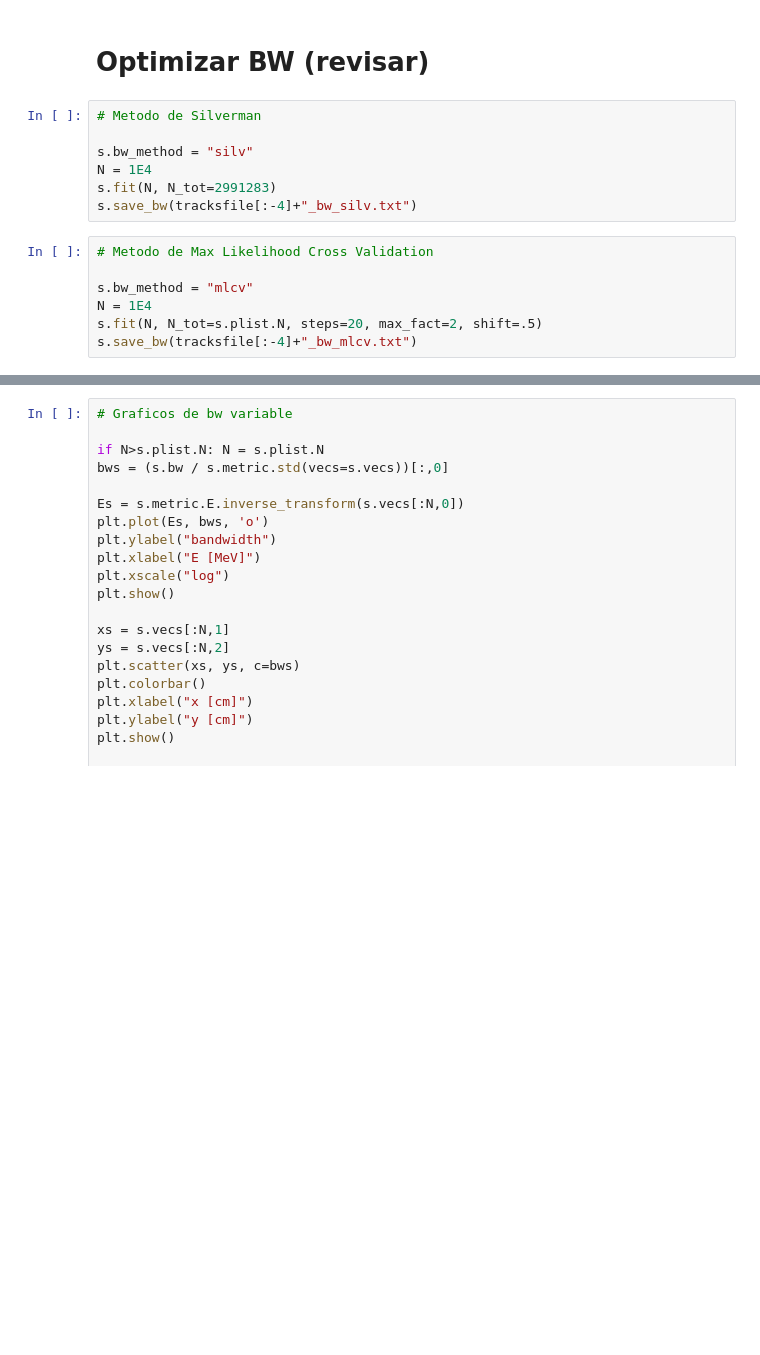
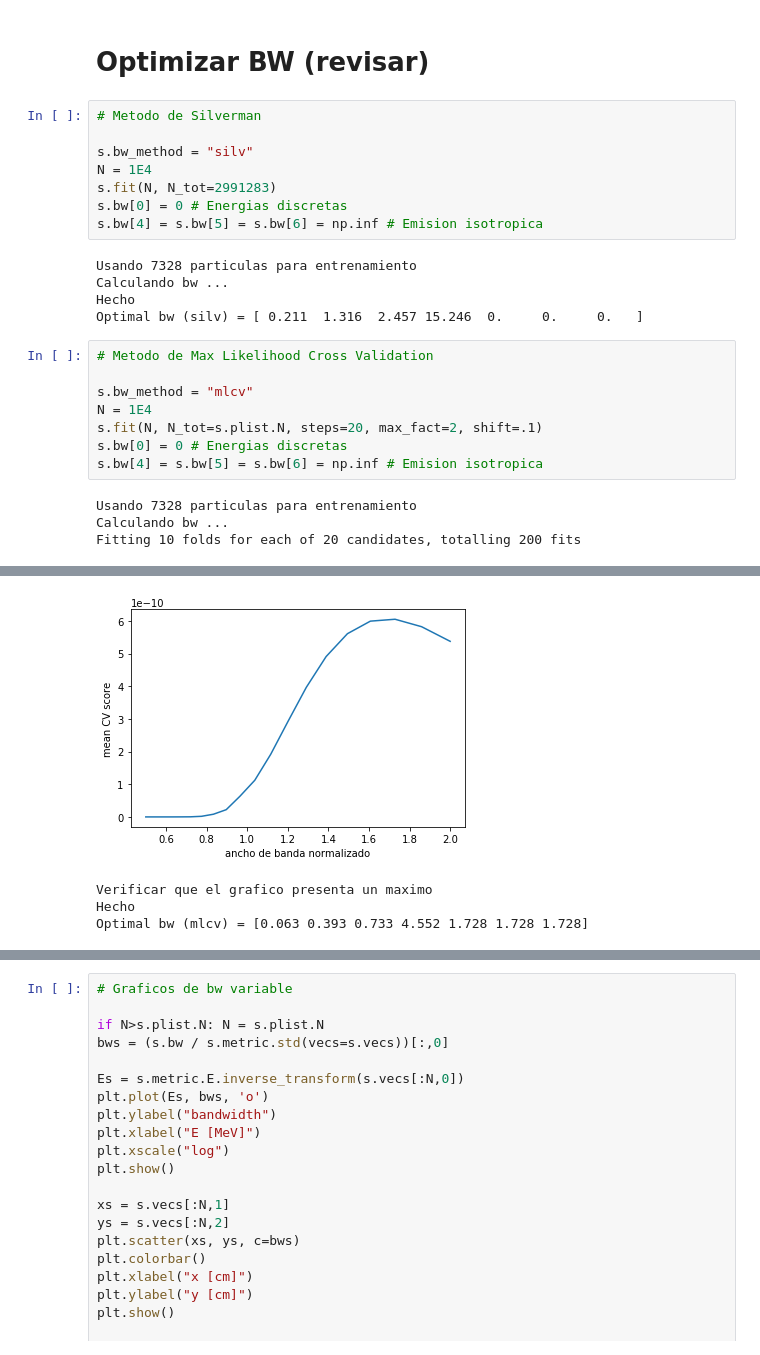
Before and after one commit to KDSource/KDSource, a Jupyter notebook: Auxiliares/preproc_tally.ipynb, the cells around one changed output, grey strips where cells are left out. Cells and saved outputs as stored; diff of their text form; blank space fills up the shorter version.

```diff
--- a/Auxiliares/preproc_tally.ipynb
+++ b/Auxiliares/preproc_tally.ipynb
@@ -86,11 +148,22 @@ plt.show()
 s.bw_method = "silv"
 N = 1E4
 s.fit(N, N_tot=2991283)
-s.save_bw(tracksfile[:-4]+"_bw_silv.txt")
+s.bw[0] = 0 # Energias discretas
+s.bw[4] = s.bw[5] = s.bw[6] = np.inf # Emision isotropica
+# %% [output]
+Usando 7328 particulas para entrenamiento
+Calculando bw ...
+Hecho
+Optimal bw (silv) = [ 0.211  1.316  2.457 15.246  0.     0.     0.   ]
 # %%
 # Metodo de Max Likelihood Cross Validation
 
 s.bw_method = "mlcv"
 N = 1E4
-s.fit(N, N_tot=s.plist.N, steps=20, max_fact=2, shift=.5)
-s.save_bw(tracksfile[:-4]+"_bw_mlcv.txt")
+s.fit(N, N_tot=s.plist.N, steps=20, max_fact=2, shift=.1)
+s.bw[0] = 0 # Energias discretas
+s.bw[4] = s.bw[5] = s.bw[6] = np.inf # Emision isotropica
+# %% [output]
+Usando 7328 particulas para entrenamiento
+Calculando bw ...
+Fitting 10 folds for each of 20 candidates, totalling 200 fits
@@ -97,3 +187,7 @@ s.save_bw(tracksfile[:-4]+"_bw_mlcv.txt")
+[figure, added]
+Verificar que el grafico presenta un maximo
+Hecho
+Optimal bw (mlcv) = [0.063 0.393 0.733 4.552 1.728 1.728 1.728]
 # %%
 # Metodo de K Nearest Neighbours
 
```
Also changed, not shown: parts of 17 cells of this notebook, 2 other files.
